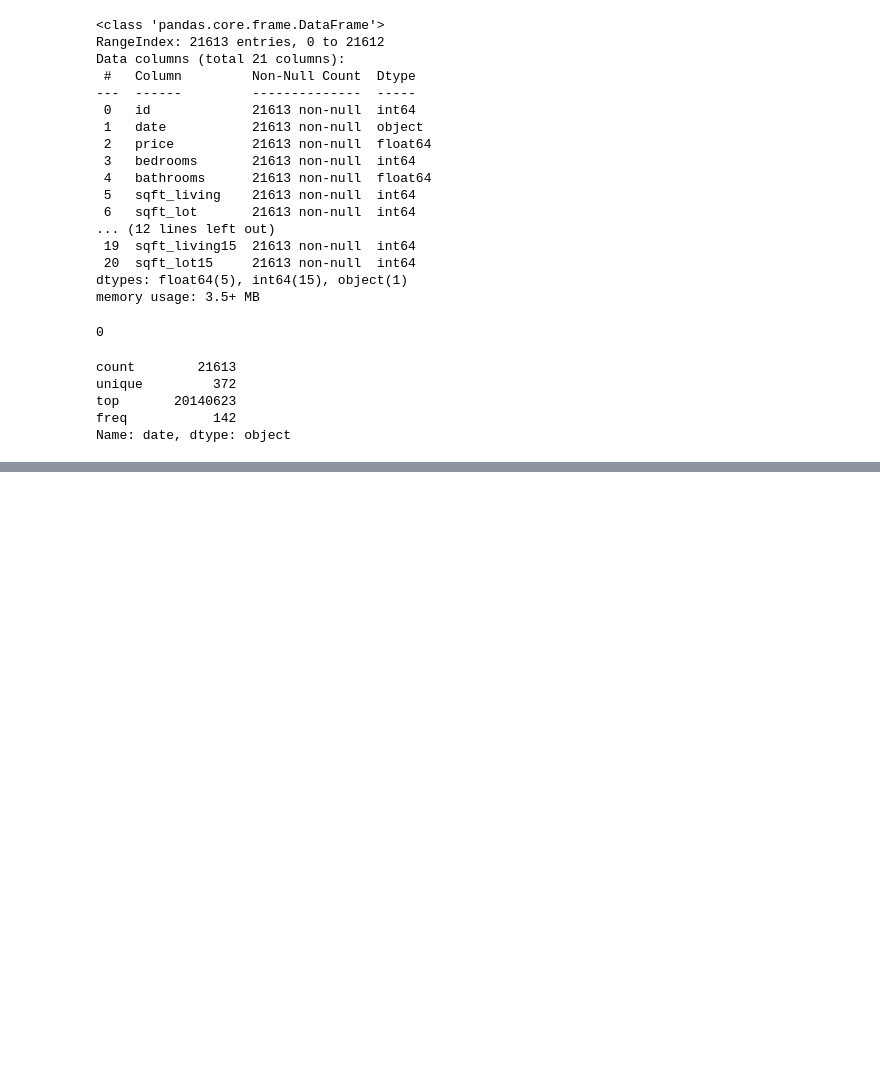
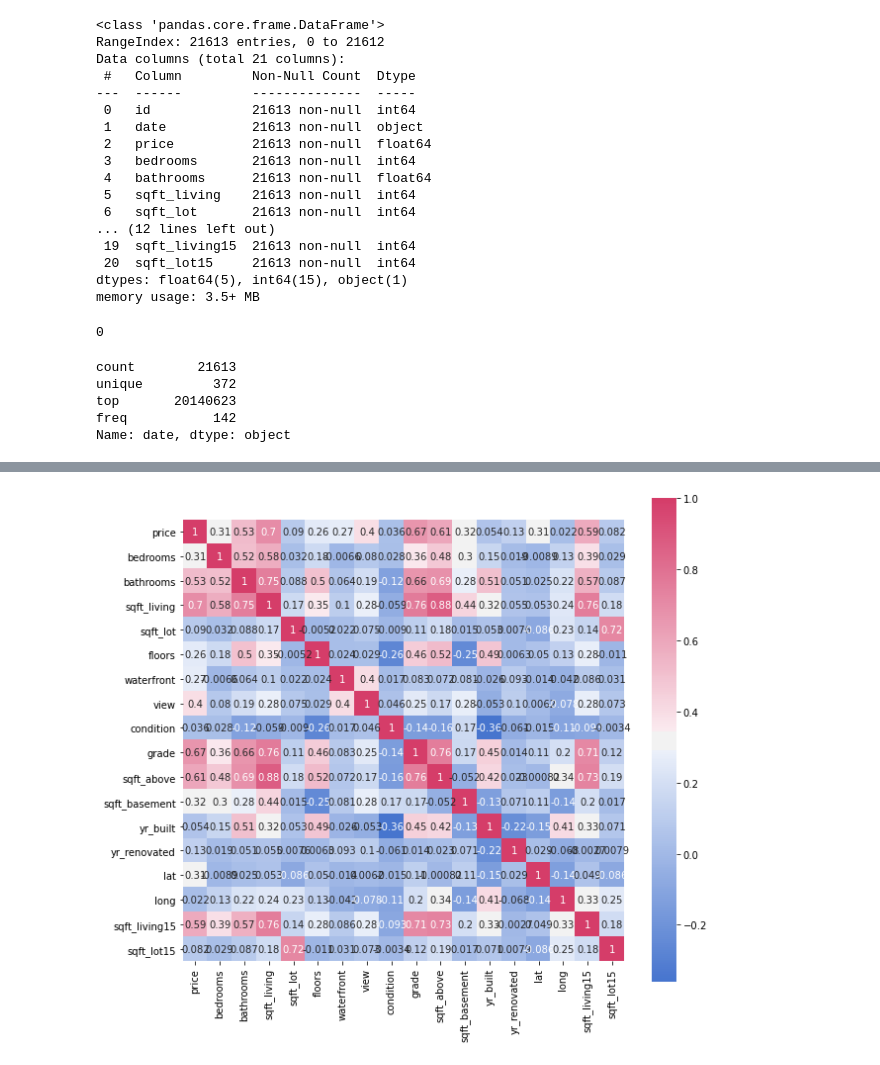
Before and after one commit to miladBentaiba/AI_with_python, a Jupyter notebook: Regression_checkpoint.ipynb, the cells around one changed output, grey strips where cells are left out. Saved outputs shown, nothing was run; the diff lists cells and outputs as text; code cells hidden in the pictures; blank space fills up the shorter version.

```diff
--- a/Regression_checkpoint.ipynb
+++ b/Regression_checkpoint.ipynb
@@ -57,0 +77,9 @@ df['bedrooms'].plot.hist()
+# %%
+df_new= df.drop('id', axis='columns', inplace=False)
+df_new= df_new.drop('zipcode', axis='columns', inplace=False)
+plot_correlation_map( df_new, 10 )
+
+#sqft_living and sqft_lot have a high correlations with sqft_living15 and sqft_lot15
+#but sqft_living and sqft_lot have the highest impact on the price
+# %% [output]
+[figure, added]
```
Also changed, not shown: parts of 36 cells of this notebook, 2 other files.
